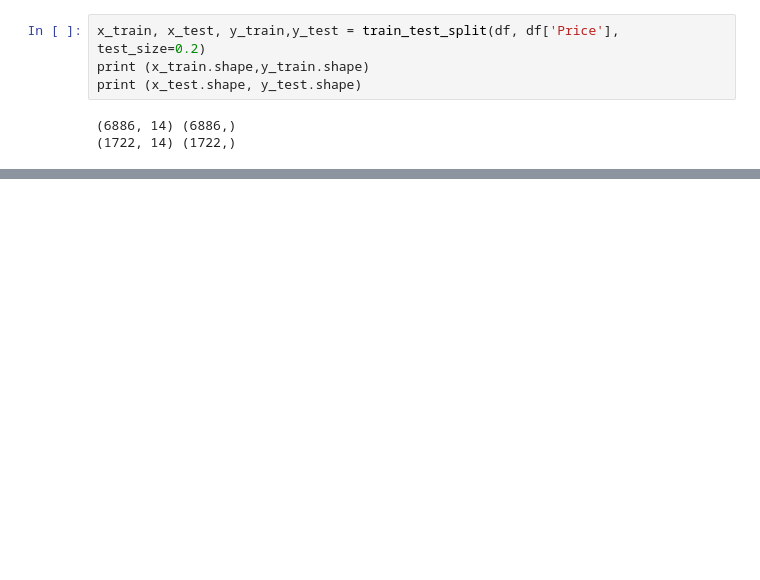
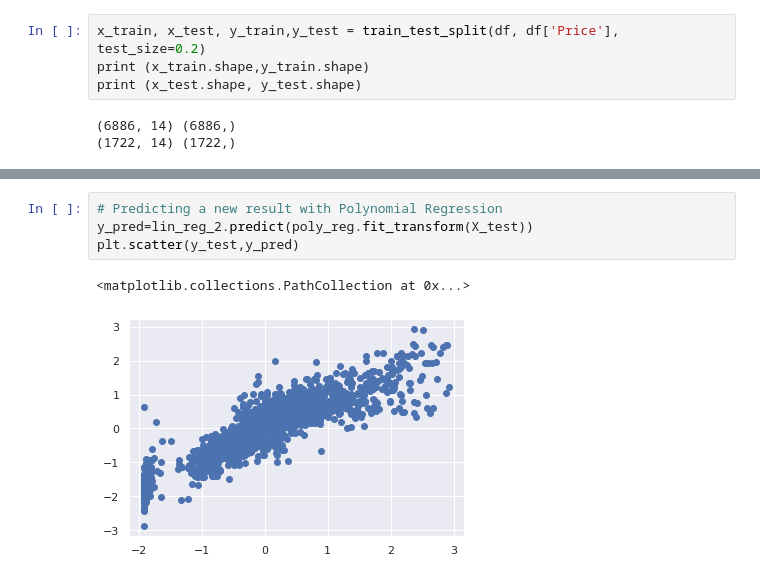
Before and after one commit to Rakshita123-coder/MachineLearningProject, a Jupyter notebook: Untitled8.ipynb, the cells around one changed output, grey strips where cells are left out. Drawn from its saved outputs; the diff is of its cells as text; blank space fills up the shorter version.

```diff
--- a/Untitled8.ipynb
+++ b/Untitled8.ipynb
@@ -336,0 +392,7 @@ print (x_test.shape, y_test.shape)
+# %%
+# Predicting a new result with Polynomial Regression
+y_pred=lin_reg_2.predict(poly_reg.fit_transform(X_test))
+plt.scatter(y_test,y_pred)
+# %% [output]
+<matplotlib.collections.PathCollection at 0x...>
+[figure, added]
```
Also changed, not shown: parts of 19 cells of this notebook.
